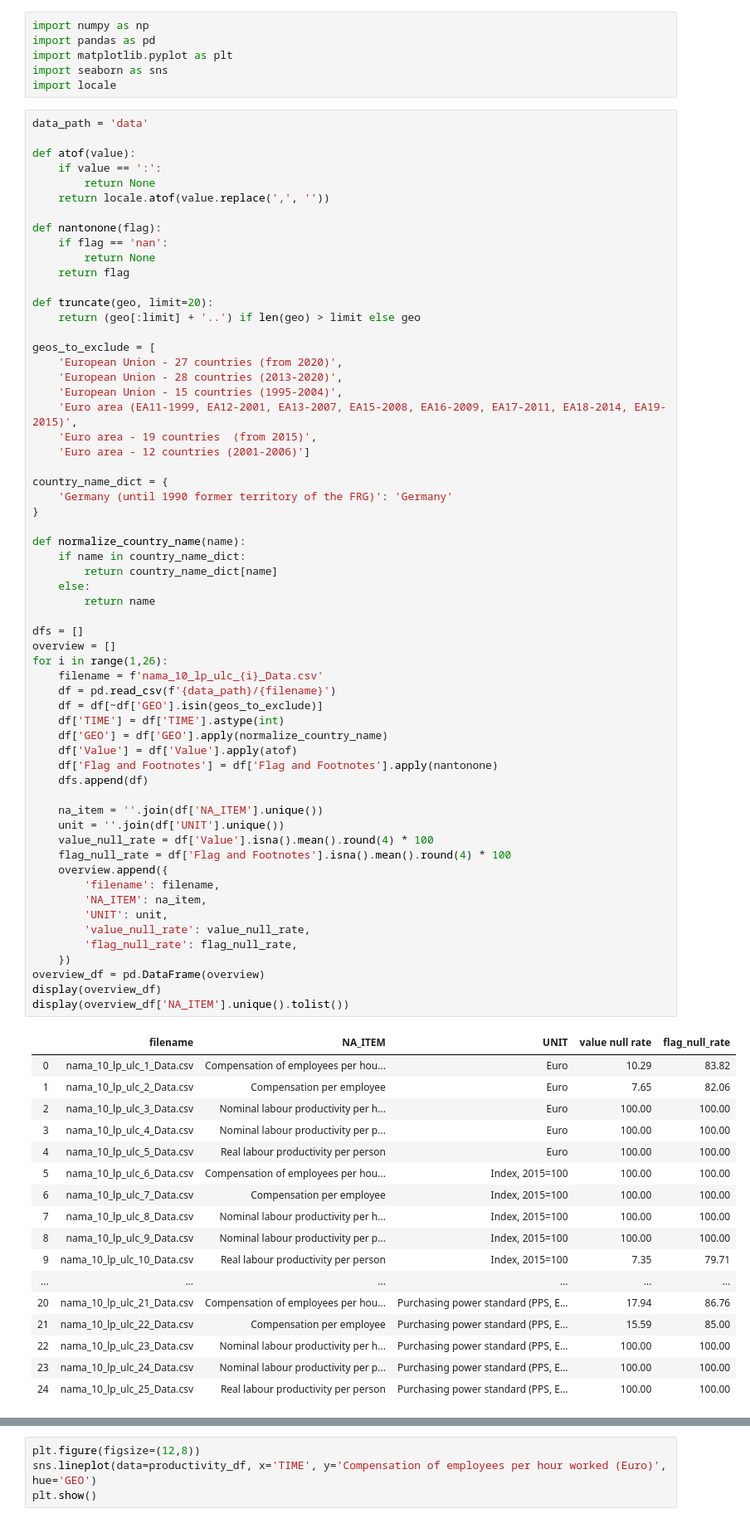
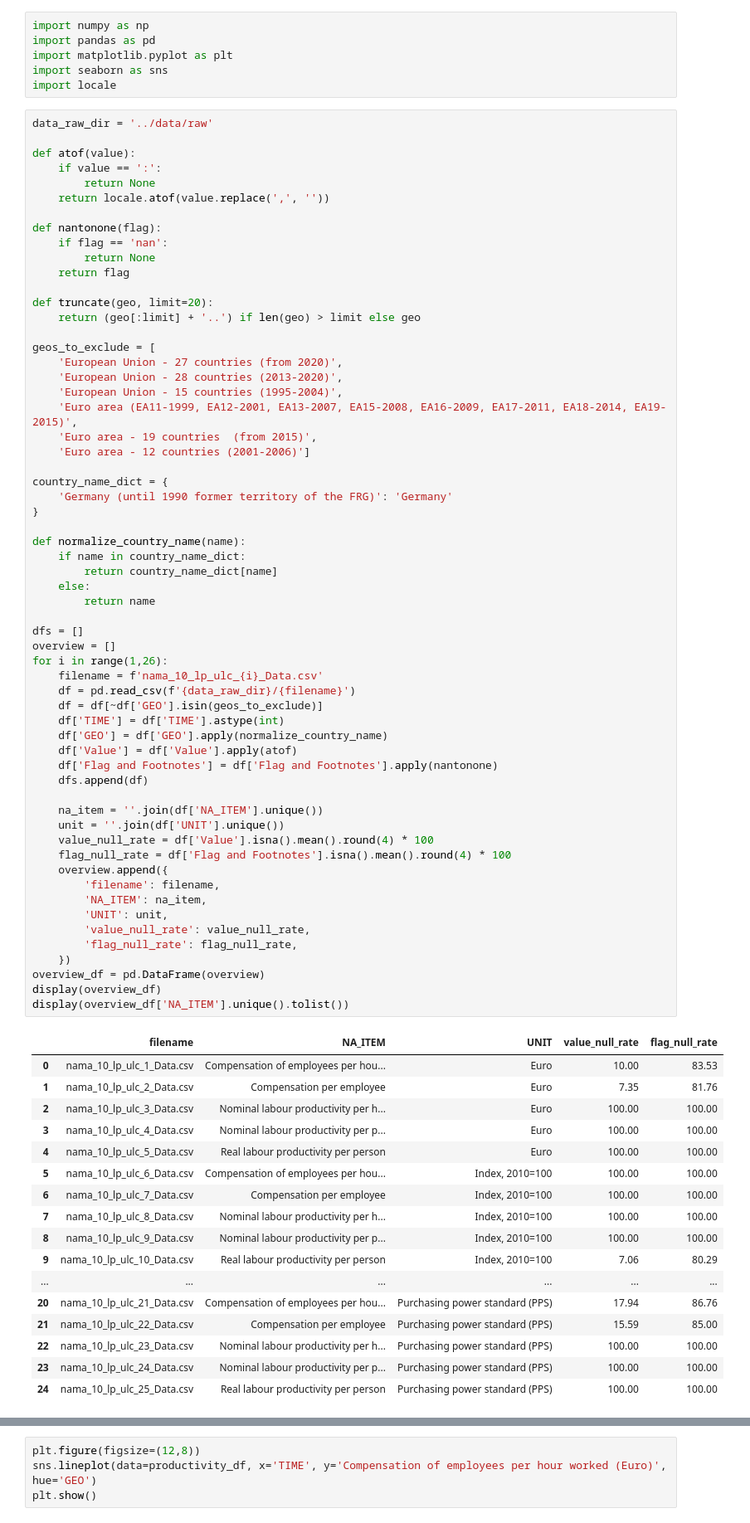
Before and after one commit to ADS-Group-15/eu-productivity-modeling, a Jupyter notebook: notebooks/eda_compensation.ipynb, the cells around one changed output, grey strips where cells are left out. Shown: that part at 83% size. Drawn from its saved outputs; the diff is of its cells as text.

```diff
--- a/notebooks/eda_compensation.ipynb
+++ b/notebooks/eda_compensation.ipynb
@@ -15,7 +15,7 @@ import matplotlib.pyplot as plt
 import seaborn as sns
 import locale
 # %%
-data_path = 'data'
+data_raw_dir = '../data/raw'
 
 def atof(value):
     if value == ':':
@@ -47,51 +47,51 @@ def normalize_country_name(name):
         return country_name_dict[name]
     else:
         return name
 
 dfs = []
 overview = []
 for i in range(1,26):
     filename = f'nama_10_lp_ulc_{i}_Data.csv'
-    df = pd.read_csv(f'{data_path}/{filename}')
+    df = pd.read_csv(f'{data_raw_dir}/{filename}')
     df = df[~df['GEO'].isin(geos_to_exclude)]
     df['TIME'] = df['TIME'].astype(int)
     df['GEO'] = df['GEO'].apply(normalize_country_name)
     df['Value'] = df['Value'].apply(atof)
     df['Flag and Footnotes'] = df['Flag and Footnotes'].apply(nantonone)
     dfs.append(df)
 
     na_item = ''.join(df['NA_ITEM'].unique())
     unit = ''.join(df['UNIT'].unique())
     value_null_rate = df['Value'].isna().mean().round(4) * 100
     flag_null_rate = df['Flag and Footnotes'].isna().mean().round(4) * 100
     overview.append({
         'filename': filename,
         'NA_ITEM': na_item,
         'UNIT': unit,
         'value_null_rate': value_null_rate,
         'flag_null_rate': flag_null_rate,
     })
 overview_df = pd.DataFrame(overview)
 display(overview_df)
 display(overview_df['NA_ITEM'].unique().tolist())
 # %% [output]
-|  | filename | NA_ITEM | UNIT | value null rate | flag_null_rate |
-| 0 | nama_10_lp_ulc_1_Data.csv | Compensation of employees per hou... | Euro | 10.29 | 83.82 |
-| 1 | nama_10_lp_ulc_2_Data.csv | Compensation per employee | Euro | 7.65 | 82.06 |
+|  | filename | NA_ITEM | UNIT | value_null_rate | flag_null_rate |
+| 0 | nama_10_lp_ulc_1_Data.csv | Compensation of employees per hou... | Euro | 10.00 | 83.53 |
+| 1 | nama_10_lp_ulc_2_Data.csv | Compensation per employee | Euro | 7.35 | 81.76 |
 | 2 | nama_10_lp_ulc_3_Data.csv | Nominal labour productivity per h... | Euro | 100.00 | 100.00 |
 | 3 | nama_10_lp_ulc_4_Data.csv | Nominal labour productivity per p... | Euro | 100.00 | 100.00 |
 | 4 | nama_10_lp_ulc_5_Data.csv | Real labour productivity per person | Euro | 100.00 | 100.00 |
-| 5 | nama_10_lp_ulc_6_Data.csv | Compensation of employees per hou... | Index, 2015=100 | 100.00 | 100.00 |
-| 6 | nama_10_lp_ulc_7_Data.csv | Compensation per employee | Index, 2015=100 | 100.00 | 100.00 |
-| 7 | nama_10_lp_ulc_8_Data.csv | Nominal labour productivity per h... | Index, 2015=100 | 100.00 | 100.00 |
-| 8 | nama_10_lp_ulc_9_Data.csv | Nominal labour productivity per p... | Index, 2015=100 | 100.00 | 100.00 |
-| 9 | nama_10_lp_ulc_10_Data.csv | Real labour productivity per person | Index, 2015=100 | 7.35 | 79.71 |
+| 5 | nama_10_lp_ulc_6_Data.csv | Compensation of employees per hou... | Index, 2010=100 | 100.00 | 100.00 |
+| 6 | nama_10_lp_ulc_7_Data.csv | Compensation per employee | Index, 2010=100 | 100.00 | 100.00 |
+| 7 | nama_10_lp_ulc_8_Data.csv | Nominal labour productivity per h... | Index, 2010=100 | 100.00 | 100.00 |
+| 8 | nama_10_lp_ulc_9_Data.csv | Nominal labour productivity per p... | Index, 2010=100 | 100.00 | 100.00 |
+| 9 | nama_10_lp_ulc_10_Data.csv | Real labour productivity per person | Index, 2010=100 | 7.06 | 80.29 |
 | ... | ... | ... | ... | ... | ... |
-| 20 | nama_10_lp_ulc_21_Data.csv | Compensation of employees per hou... | Purchasing power standard (PPS, E... | 17.94 | 86.76 |
-| 21 | nama_10_lp_ulc_22_Data.csv | Compensation per employee | Purchasing power standard (PPS, E... | 15.59 | 85.00 |
-| 22 | nama_10_lp_ulc_23_Data.csv | Nominal labour productivity per h... | Purchasing power standard (PPS, E... | 100.00 | 100.00 |
-| 23 | nama_10_lp_ulc_24_Data.csv | Nominal labour productivity per p... | Purchasing power standard (PPS, E... | 100.00 | 100.00 |
-| 24 | nama_10_lp_ulc_25_Data.csv | Real labour productivity per person | Purchasing power standard (PPS, E... | 100.00 | 100.00 |
+| 20 | nama_10_lp_ulc_21_Data.csv | Compensation of employees per hou... | Purchasing power standard (PPS) | 17.94 | 86.76 |
+| 21 | nama_10_lp_ulc_22_Data.csv | Compensation per employee | Purchasing power standard (PPS) | 15.59 | 85.00 |
+| 22 | nama_10_lp_ulc_23_Data.csv | Nominal labour productivity per h... | Purchasing power standard (PPS) | 100.00 | 100.00 |
+| 23 | nama_10_lp_ulc_24_Data.csv | Nominal labour productivity per p... | Purchasing power standard (PPS) | 100.00 | 100.00 |
+| 24 | nama_10_lp_ulc_25_Data.csv | Real labour productivity per person | Purchasing power standard (PPS) | 100.00 | 100.00 |
 ['Compensation of employees per hour worked',
  'Compensation per employee',
  'Nominal labour productivity per hour worked',
```
Also changed, not shown: parts of 15 cells of this notebook, 5 other files.
